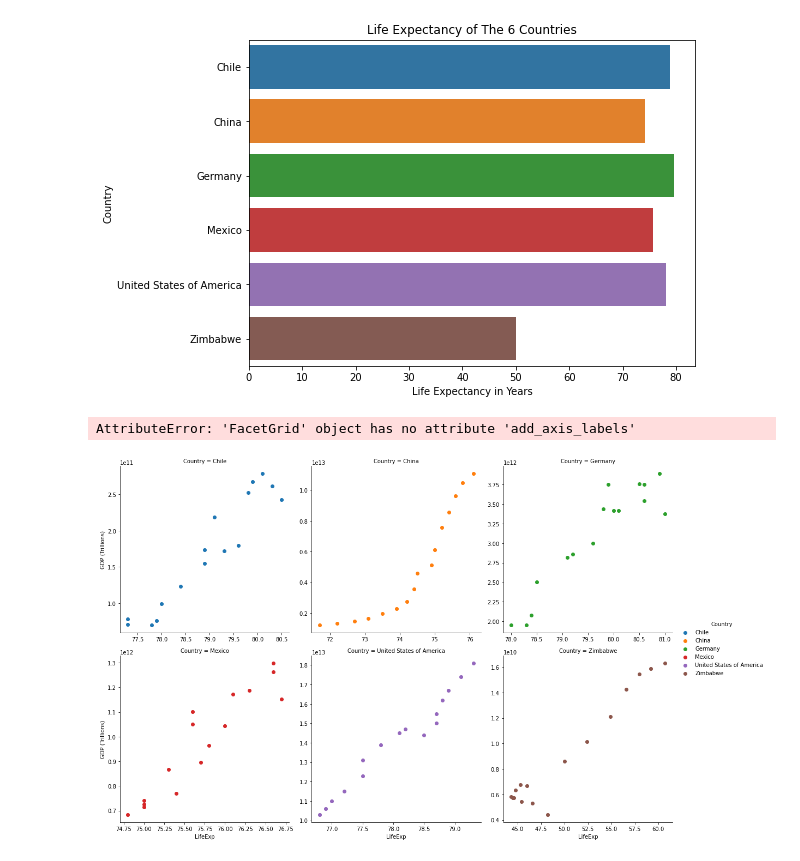
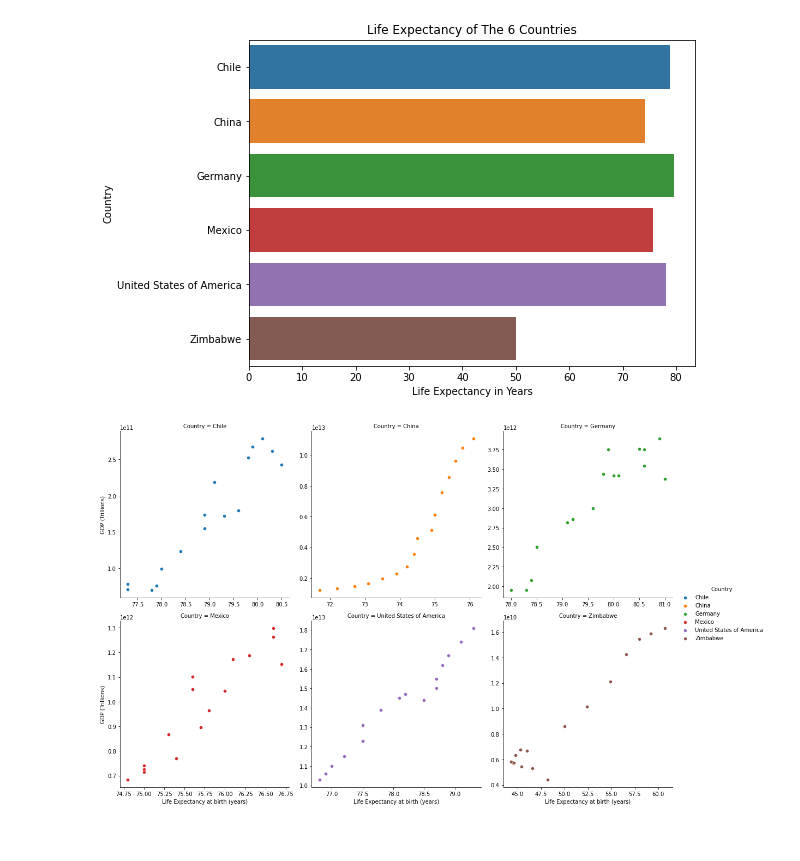
Before and after one commit to joeelorm/Projects, a Jupyter notebook: Data Visualization/life_expectancy_gdp.ipynb, the cells around one changed output. Drawn from its saved outputs; the diff is of its cells as text; code cells hidden in the pictures.

```diff
--- a/Data Visualization/life_expectancy_gdp.ipynb
+++ b/Data Visualization/life_expectancy_gdp.ipynb
@@ -143,10 +143,9 @@ plt.show()
 [figure]
 # %%
 g = sns.FacetGrid(gdp_data, col = 'Country', col_wrap = 3, hue = 'Country', sharey = False, sharex = False, height = 5)
-fig = g.map(plt.scatter, 'LifeExp', 'GDP (Trillions)')
+fig = g.map(sns.scatterplot, 'LifeExp', 'GDP (Trillions)')
 fig.add_legend()
-fig.add_axis_labels('Life Expectancy at birth (years)', 'GDP (Trillions)')
+fig.set_axis_labels('Life Expectancy at birth (years)', 'GDP (Trillions)')
 plt.show()
 # %% [output]
-AttributeError: 'FacetGrid' object has no attribute 'add_axis_labels'
-[figure, old version]
+[figure, new version]
```
Also changed, not shown: parts of 4 cells of this notebook.
